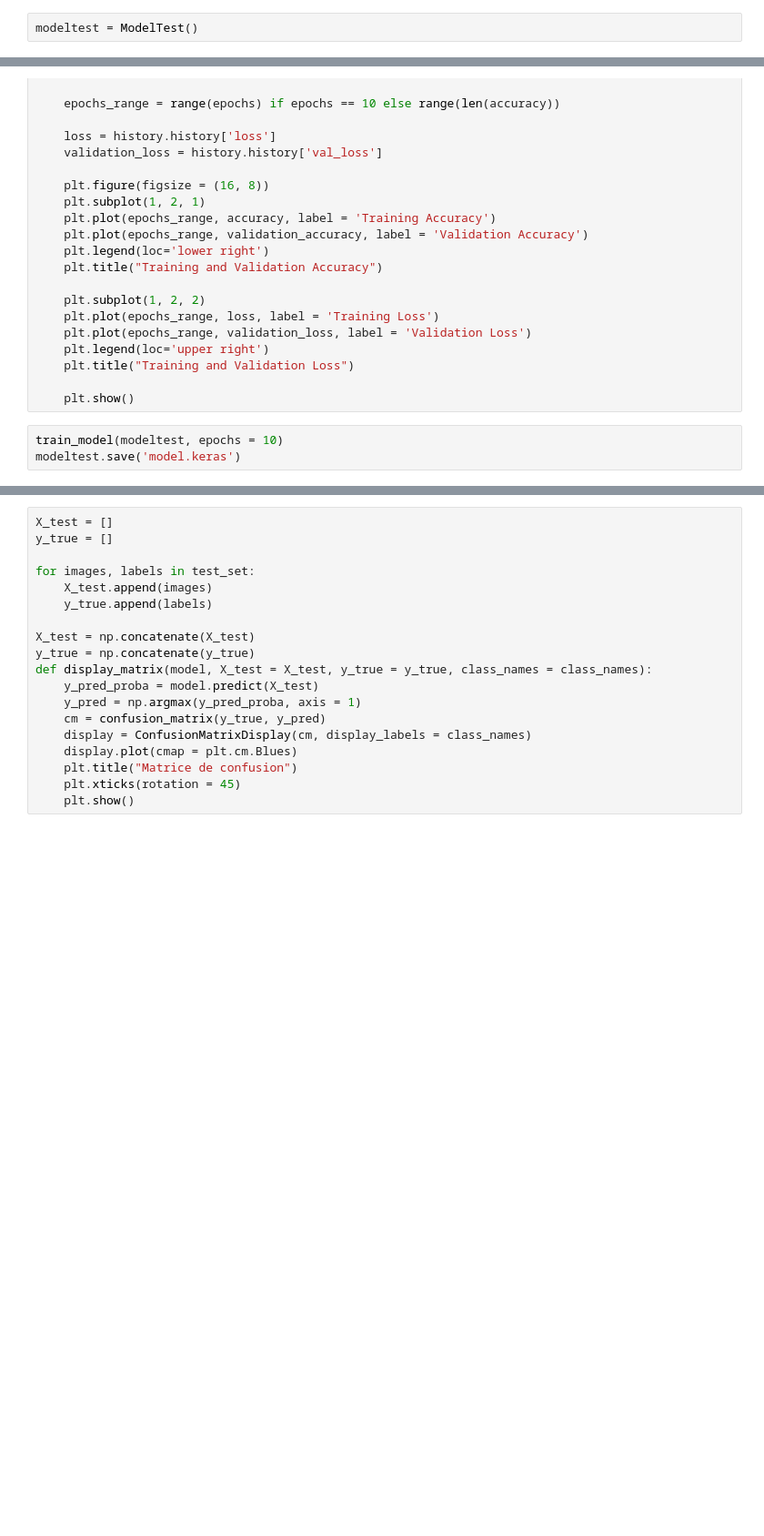
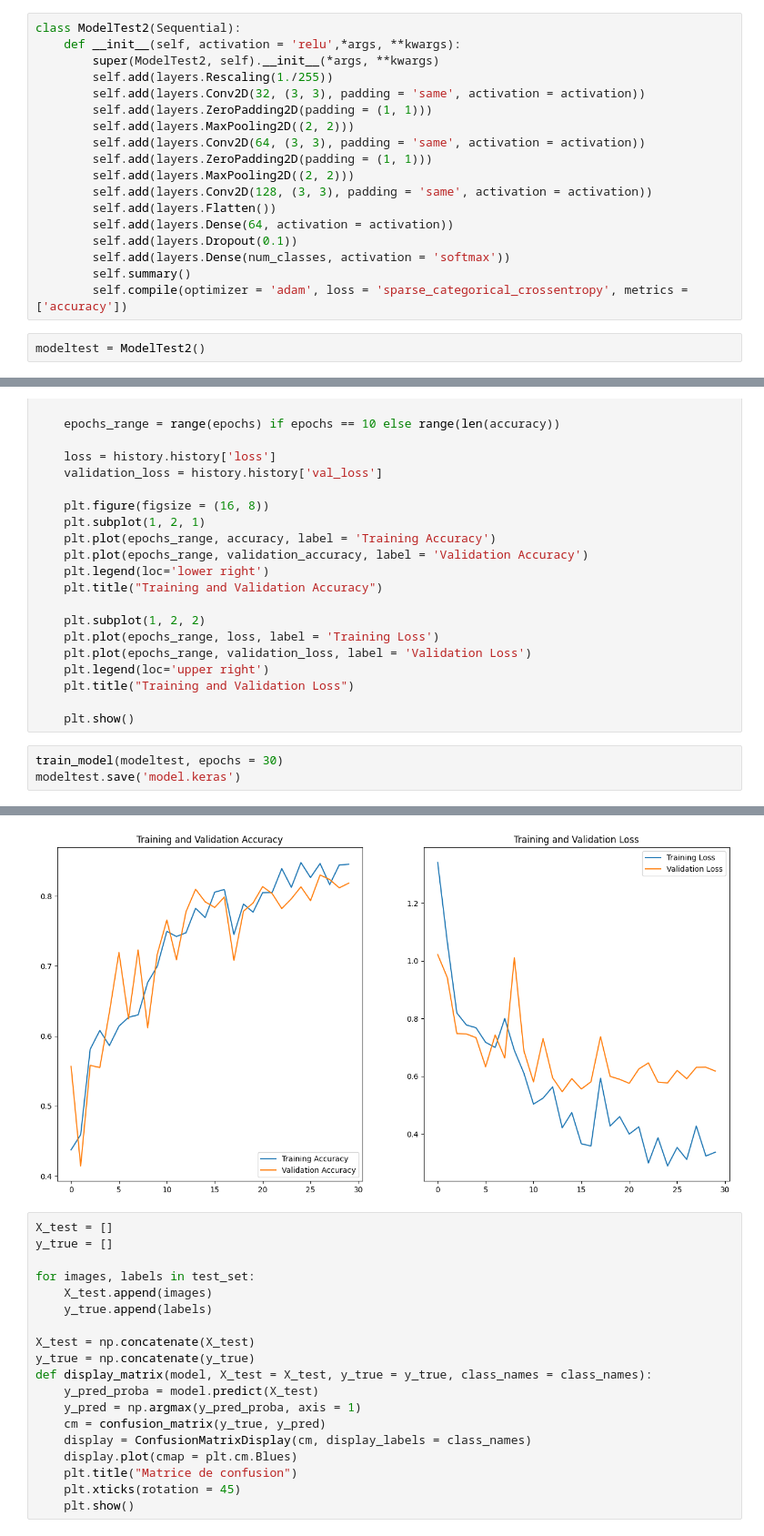
Before and after one commit to warren-gaure/option-data-science, a Jupyter notebook: .ipynb, the cells around one changed output, grey strips where cells are left out. Shown: that part at 91% size. Drawn from its saved outputs; the diff is of its cells as text; blank space fills up the shorter version.

Commit message:
modeltest2

```diff
--- a/.ipynb
+++ b/.ipynb
@@ -83,5 +94,23 @@ class ModelTest(Sequential):
         self.add(layers.Dense(num_classes, activation = 'softmax'))
         self.summary()
         self.compile(optimizer = 'adam', loss = 'sparse_categorical_crossentropy', metrics = ['accuracy'])
+# %%
+class ModelTest2(Sequential):
+    def __init__(self, activation = 'relu',*args, **kwargs):
+        super(ModelTest2, self).__init__(*args, **kwargs)
+        self.add(layers.Rescaling(1./255))
+        self.add(layers.Conv2D(32, (3, 3), padding = 'same', activation = activation))
+        self.add(layers.ZeroPadding2D(padding = (1, 1)))
+        self.add(layers.MaxPooling2D((2, 2)))
+        self.add(layers.Conv2D(64, (3, 3), padding = 'same', activation = activation))
+        self.add(layers.ZeroPadding2D(padding = (1, 1)))
+        self.add(layers.MaxPooling2D((2, 2)))
+        self.add(layers.Conv2D(128, (3, 3), padding = 'same', activation = activation))
+        self.add(layers.Flatten())
+        self.add(layers.Dense(64, activation = activation))
+        self.add(layers.Dropout(0.1))
+        self.add(layers.Dense(num_classes, activation = 'softmax'))
+        self.summary()
+        self.compile(optimizer = 'adam', loss = 'sparse_categorical_crossentropy', metrics = ['accuracy'])
 # %%
-modeltest = ModelTest()
+modeltest = ModelTest2()
@@ -140,5 +197,6 @@ def train_model(model, train_set = train_set, test_set = test_set, weights = wei
 
     plt.show()
 # %%
-train_model(modeltest, epochs = 10)
+train_model(modeltest, epochs = 30)
 modeltest.save('model.keras')
+# %% [output]
@@ -145,3 +220,4 @@ modeltest.save('model.keras')
+[figure, added]
 # %%
 X_test = []
 y_true = []
```
Also changed, not shown: parts of 12 cells of this notebook.
